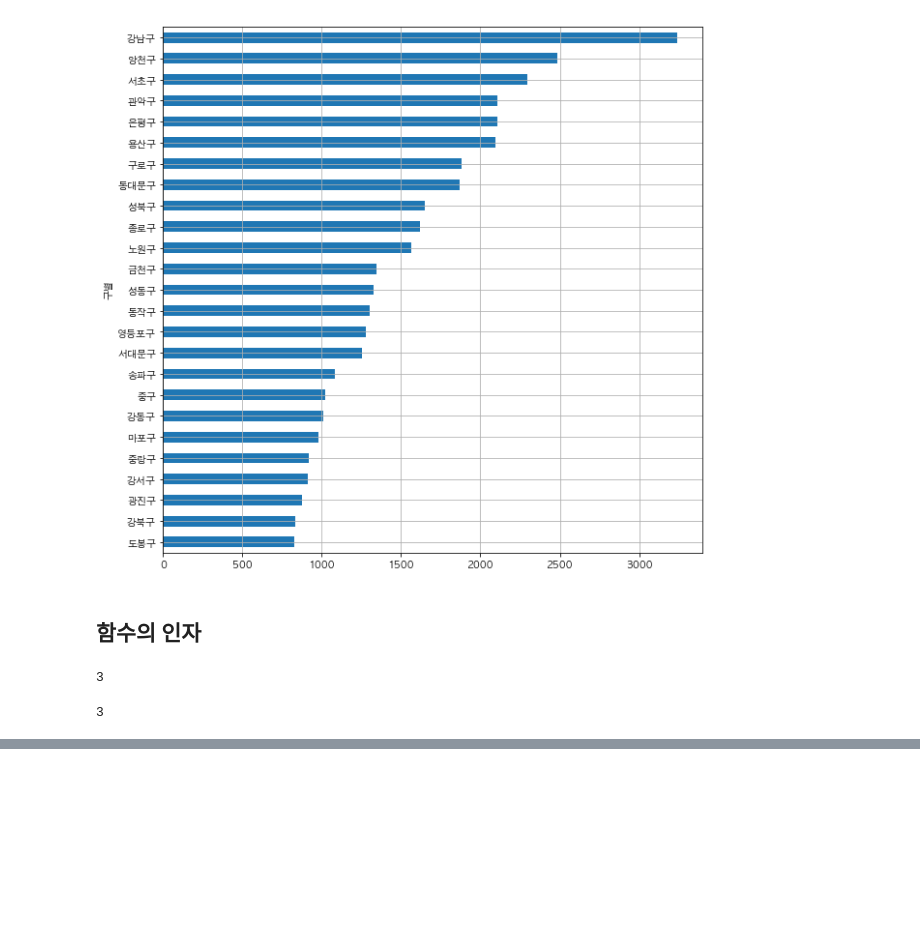
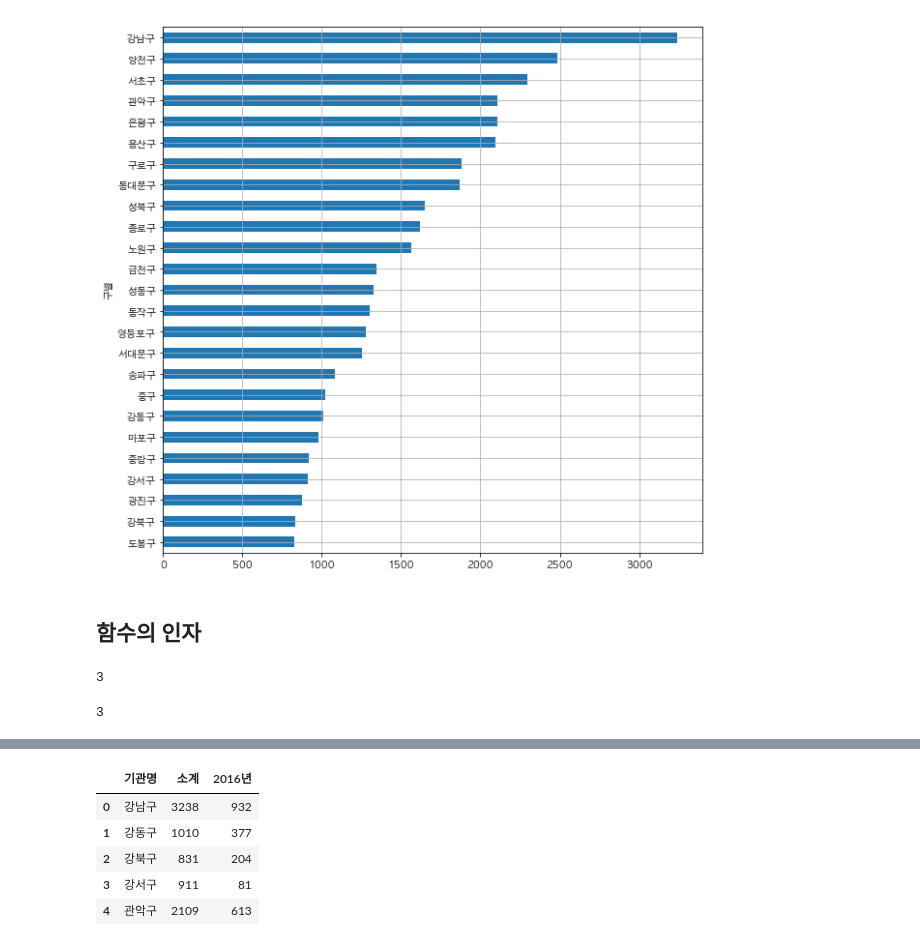
Before and after one commit to askdjango/networkons-201801, a Jupyter notebook: Pandas & Crawling.ipynb, the cells around one changed output, grey strips where cells are left out. Cells and saved outputs as stored; diff of their text form; code cells hidden in the pictures; blank space fills up the shorter version.

```diff
--- a/Pandas & Crawling.ipynb
+++ b/Pandas & Crawling.ipynb
@@ -512,0 +598,10 @@ mysum(x=1, y=2)
+# %%
+test_df = pd.read_csv('data/01. CCTV_in_Seoul.csv', encoding='utf8')
+test_df.drop(test_df.loc[:, '2013년도 이전':'2015년'], axis=1).head()
+# %% [output]
+|  | 기관명 | 소계 | 2016년 |
+| 0 | 강남구 | 3238 | 932 |
+| 1 | 강동구 | 1010 | 377 |
+| 2 | 강북구 | 831 | 204 |
+| 3 | 강서구 | 911 | 81 |
+| 4 | 관악구 | 2109 | 613 |
```
Also changed, not shown: parts of 7 cells of this notebook.
